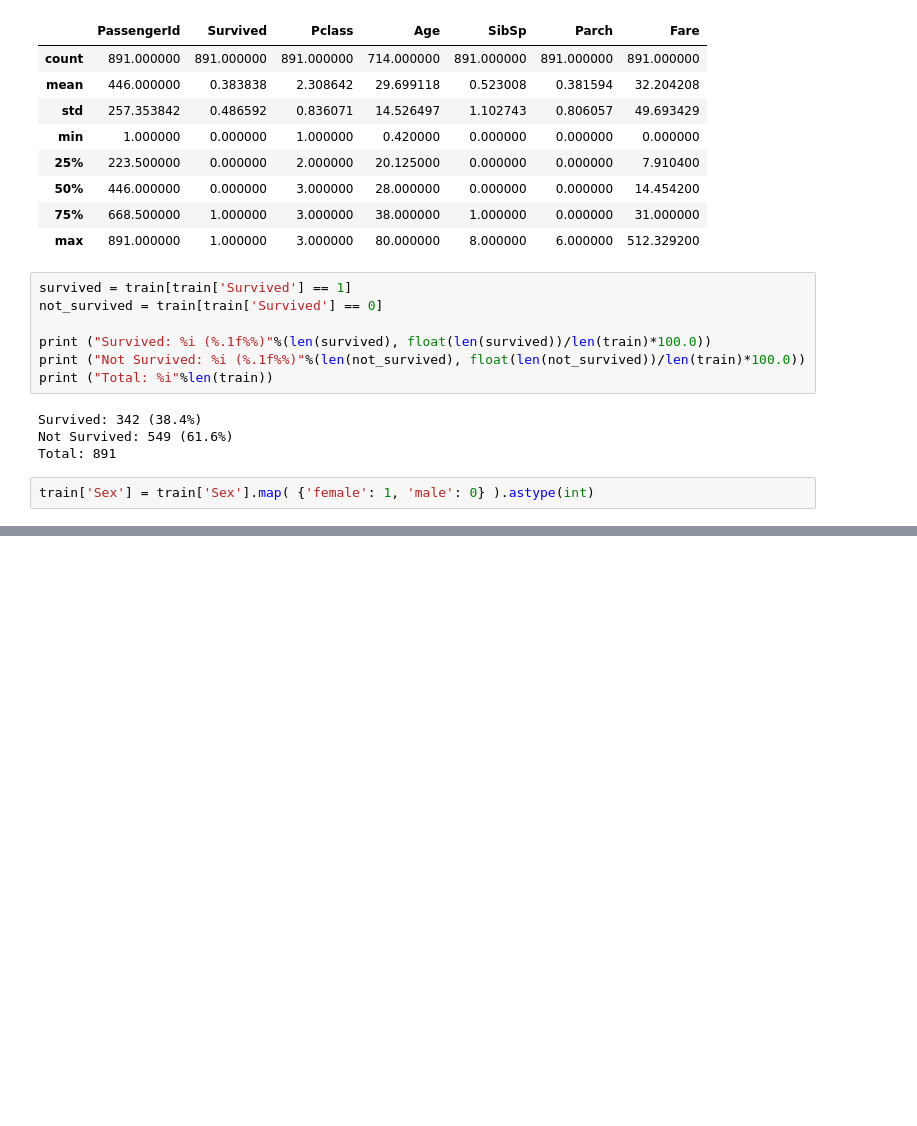
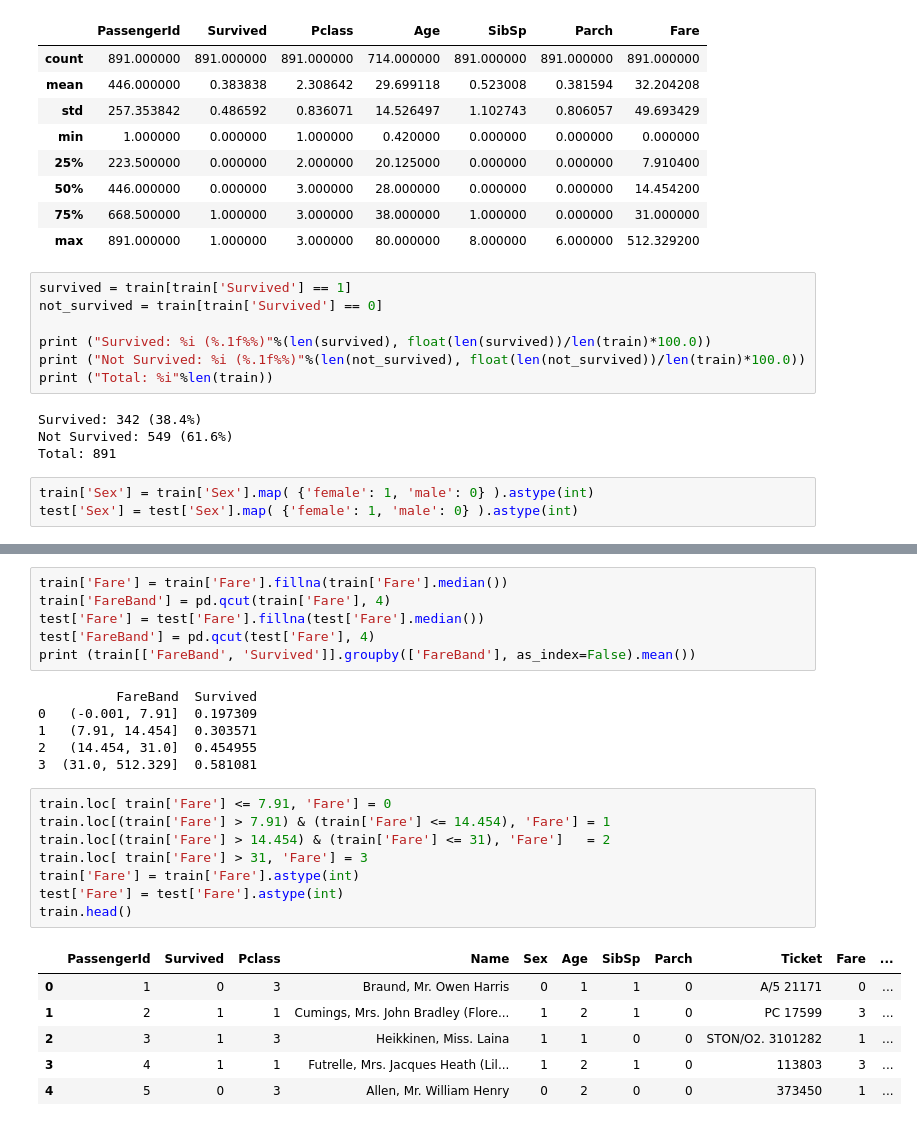
Before and after one commit to Marzha5395/titanic, a Jupyter notebook: main.ipynb, the cells around one changed output, grey strips where cells are left out. Cells and saved outputs as stored; diff of their text form; blank space fills up the shorter version.

```diff
--- a/main.ipynb
+++ b/main.ipynb
@@ -65,6 +66,7 @@ Not Survived: 549 (61.6%)
 Total: 891
 # %%
 train['Sex'] = train['Sex'].map( {'female': 1, 'male': 0} ).astype(int)
+test['Sex'] = test['Sex'].map( {'female': 1, 'male': 0} ).astype(int)
 # %%
 train.head()
 # %% [output]
@@ -107,0 +152,27 @@ TypeError: string indices must be integers, not 'str'
+# %%
+train['Fare'] = train['Fare'].fillna(train['Fare'].median())
+train['FareBand'] = pd.qcut(train['Fare'], 4)
+test['Fare'] = test['Fare'].fillna(test['Fare'].median())
+test['FareBand'] = pd.qcut(test['Fare'], 4)
+print (train[['FareBand', 'Survived']].groupby(['FareBand'], as_index=False).mean())
+# %% [output]
+          FareBand  Survived
+0   (-0.001, 7.91]  0.197309
+1   (7.91, 14.454]  0.303571
+2   (14.454, 31.0]  0.454955
+3  (31.0, 512.329]  0.581081
+# %%
+train.loc[ train['Fare'] <= 7.91, 'Fare'] = 0
+train.loc[(train['Fare'] > 7.91) & (train['Fare'] <= 14.454), 'Fare'] = 1
+train.loc[(train['Fare'] > 14.454) & (train['Fare'] <= 31), 'Fare']   = 2
+train.loc[ train['Fare'] > 31, 'Fare'] = 3
+train['Fare'] = train['Fare'].astype(int)
+test['Fare'] = test['Fare'].astype(int)
+train.head()
+# %% [output]
+|  | PassengerId | Survived | Pclass | Name | Sex | Age | SibSp | Parch | Ticket | Fare | ... |
+| 0 | 1 | 0 | 3 | Braund, Mr. Owen Harris | 0 | 1 | 1 | 0 | A/5 21171 | 0 | ... |
+| 1 | 2 | 1 | 1 | Cumings, Mrs. John Bradley (Flore... | 1 | 2 | 1 | 0 | PC 17599 | 3 | ... |
+| 2 | 3 | 1 | 3 | Heikkinen, Miss. Laina | 1 | 1 | 0 | 0 | STON/O2. 3101282 | 1 | ... |
+| 3 | 4 | 1 | 1 | Futrelle, Mrs. Jacques Heath (Lil... | 1 | 2 | 1 | 0 | 113803 | 3 | ... |
+| 4 | 5 | 0 | 3 | Allen, Mr. William Henry | 0 | 2 | 0 | 0 | 373450 | 1 | ... |
```
Also changed, not shown: parts of 14 cells of this notebook.
